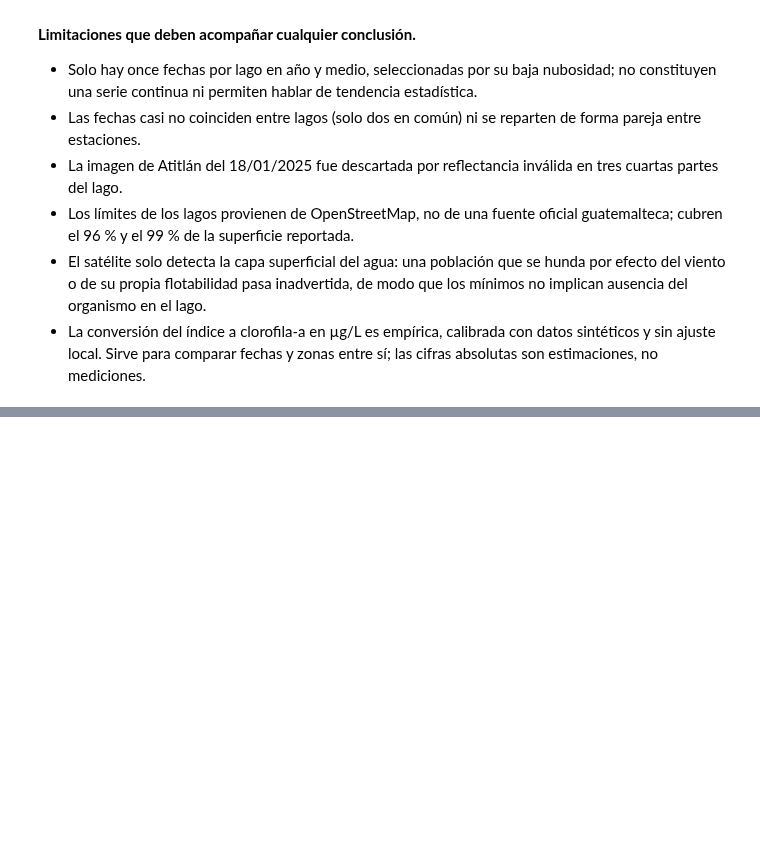
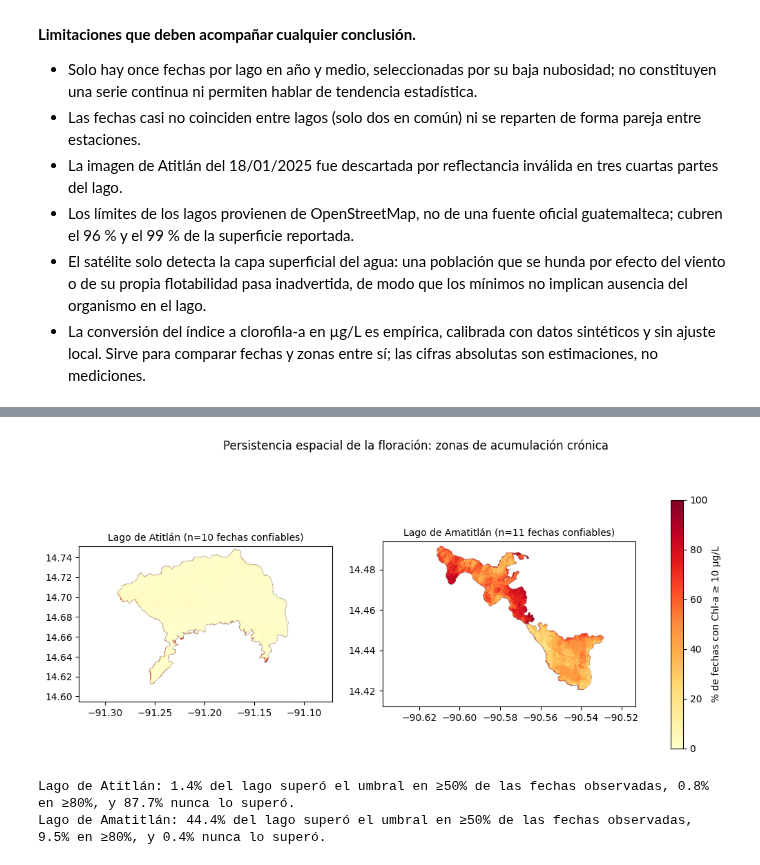
Before and after one commit to nicollegordillo/An-lisis-Geoespacial-y-sensores-remotos, a Jupyter notebook: 02_analisis.ipynb, the cells around one changed output, grey strips where cells are left out. Drawn from its saved outputs; the diff is of its cells as text; code cells hidden in the pictures; blank space fills up the shorter version.

```diff
--- a/02_analisis.ipynb
+++ b/02_analisis.ipynb
@@ -660,0 +770,39 @@ son tan bajos que no permiten distinguir un patrón.
+# %%
+def mapa_persistencia(lago, umbral=CHLA_ALTO):
+    "Fracción de fechas confiables en que cada píxel superó el umbral de alerta."
+    with rasterio.open(DIR_INDICES / f"mascara_{lago}.tif") as s:
+        lago_m = s.read(1).astype(bool); b = s.bounds
+    fechas_conf = df[(df.lago==lago) & df.confiable].fecha_str.tolist()
+    acumulado = np.zeros(lago_m.shape, np.float32)
+    n_obs = np.zeros(lago_m.shape, np.float32)
+    for f in fechas_conf:
+        with rasterio.open(ruta_indices(lago, f)) as s:
+            chla, val = s.read(2), s.read(7).astype(bool)
+        sel = lago_m & val & np.isfinite(chla)
+        acumulado[sel] += (chla[sel] >= umbral); n_obs[sel] += 1
+    return _div(acumulado, n_obs), lago_m, n_obs, b, len(fechas_conf)
+
+fig, axes = plt.subplots(1, len(LAGOS), figsize=(13, 5.5))
+persistencia = {}
+for ax, lago in zip(axes, LAGOS):
+    frec, lago_m, n_obs, b, n_fechas = mapa_persistencia(lago)
+    persistencia[lago] = (frec, lago_m)
+    im = ax.imshow(np.where(lago_m & (n_obs > 0), frec*100, np.nan),
+                   extent=(b.left, b.right, b.bottom, b.top), origin="upper",
+                   cmap="YlOrRd", vmin=0, vmax=100)
+    ax.set_title(f"{NOMBRE[lago]} (n={n_fechas} fechas confiables)", fontsize=10)
+fig.colorbar(im, ax=axes, label=f"% de fechas con Chl-a ≥ {CHLA_ALTO:.0f} µg/L", shrink=0.85)
+fig.suptitle("Persistencia espacial de la floración: zonas de acumulación crónica")
+fig.savefig(DIR_FIG / "persistencia_cianobacteria.png", dpi=150, bbox_inches="tight")
+plt.show()
+
+for lago in LAGOS:
+    frec, lago_m = persistencia[lago]
+    validos = lago_m & np.isfinite(frec)
+    print(f"{NOMBRE[lago]}: {100*np.mean(frec[validos] >= 0.5):.1f}% del lago superó el umbral "
+          f"en ≥50% de las fechas observadas, {100*np.mean(frec[validos] >= 0.8):.1f}% en ≥80%, "
+          f"y {100*np.mean(frec[validos] <= 0):.1f}% nunca lo superó.")
+# %% [output]
+[figure, added]
+Lago de Atitlán: 1.4% del lago superó el umbral en ≥50% de las fechas observadas, 0.8% en ≥80%, y 87.7% nunca lo superó.
+Lago de Amatitlán: 44.4% del lago superó el umbral en ≥50% de las fechas observadas, 9.5% en ≥80%, y 0.4% nunca lo superó.
```
Also changed, not shown: parts of 14 cells of this notebook, 15 other files.
